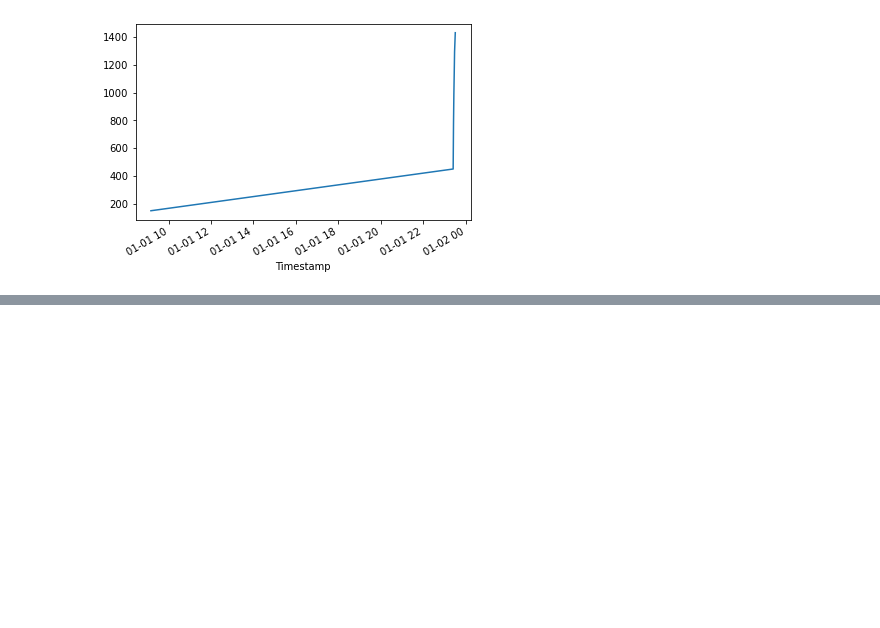
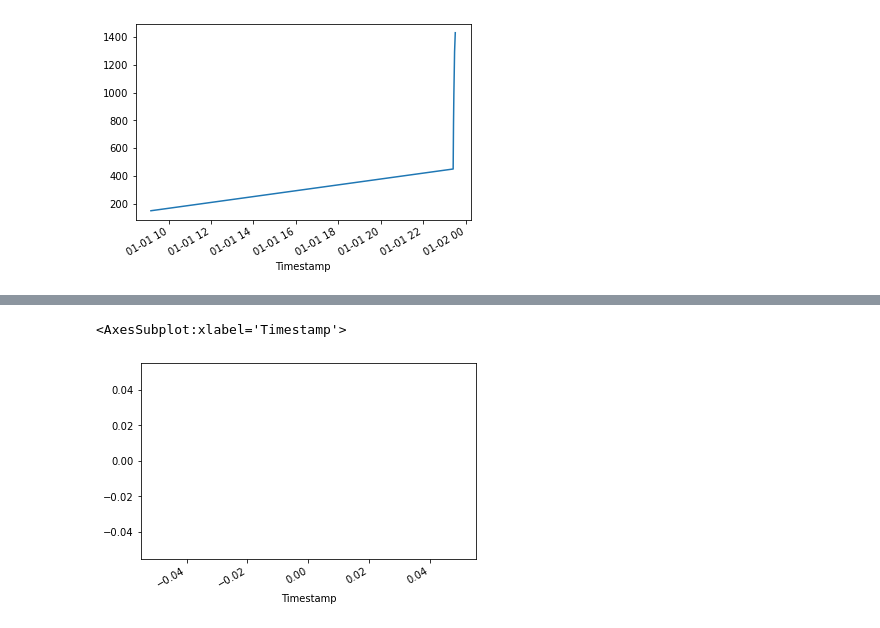
Before and after one commit to quintinbland/crypto_arbitrage, a Jupyter notebook: crypto_arbitrage.ipynb, the cells around one changed output, grey strips where cells are left out. Cells and saved outputs as stored; diff of their text form; code cells hidden in the pictures; blank space fills up the shorter version.

```diff
--- a/crypto_arbitrage.ipynb
+++ b/crypto_arbitrage.ipynb
@@ -570,3 +688,8 @@ cumulative_profit_early.plot()
+# %%
+cumulative_profit_late.plot()
+# %% [output]
+<AxesSubplot:xlabel='Timestamp'>
+[figure, added]
 # %% [markdown]
 **Question:** After reviewing the profit information across each date from the different time periods, can you identify any patterns or trends?
 
```
Also changed, not shown: parts of 21 cells of this notebook.
